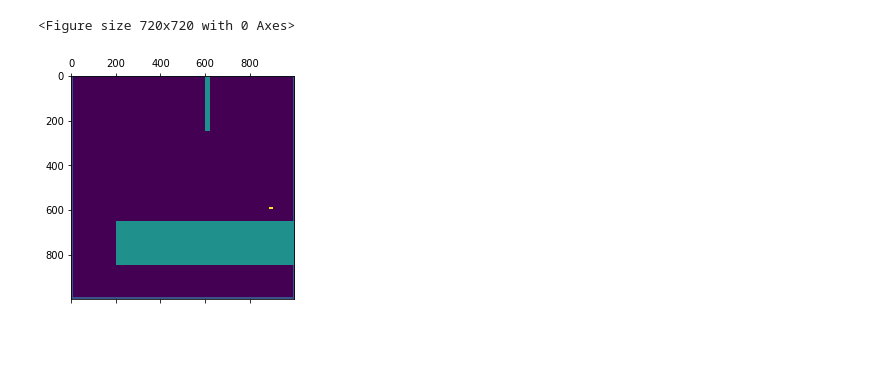
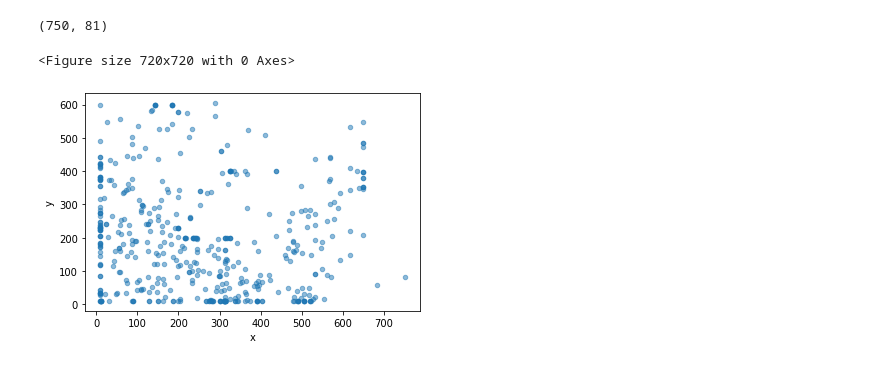
Before and after one commit to fpedd/ees-pees, a Jupyter notebook: backend/fakeenvironmenttester.ipynb, the cells around one changed output. Saved outputs shown, nothing was run; the diff lists cells and outputs as text; code cells hidden in the pictures; blank space fills up the shorter version.

```diff
--- a/backend/fakeenvironmenttester.ipynb
+++ b/backend/fakeenvironmenttester.ipynb
@@ -17,5 +19,29 @@ e.plot()
-# %%
-e.action(25, 500)
-# %% [output]
-<Figure size 720x720 with 0 Axes>
-[figure, removed]
+# %%
+pos = []
+rewards = []
+for i in range(500):
+    a = e.random_action()
+    s, r, done, info = e.step(a)
+    pos.append(e.pos)
+    rewards.append(r)
+    if done:
+        print(i)
+        break
+# %%
+pos[np.argmax(rewards)]
+# %% [output]
+(750, 81)
+# %%
+df = pd.DataFrame(pos)
+df = df.reset_index(drop=False)
+df.columns = ['index', 'x', 'y']
+
+plt.figure(figsize=(10,10))
+df.plot.scatter(x='x', y='y', alpha=0.5)
+
+# for i, txt in enumerate(df.index):
+#     ax.annotate(txt, (df.x.iat[i],df.y.iat[i]))
+plt.show()
+# %% [output]
+<Figure size 720x720 with 0 Axes>
+[figure, added]
```
Also changed, not shown: parts of 4 cells of this notebook.
